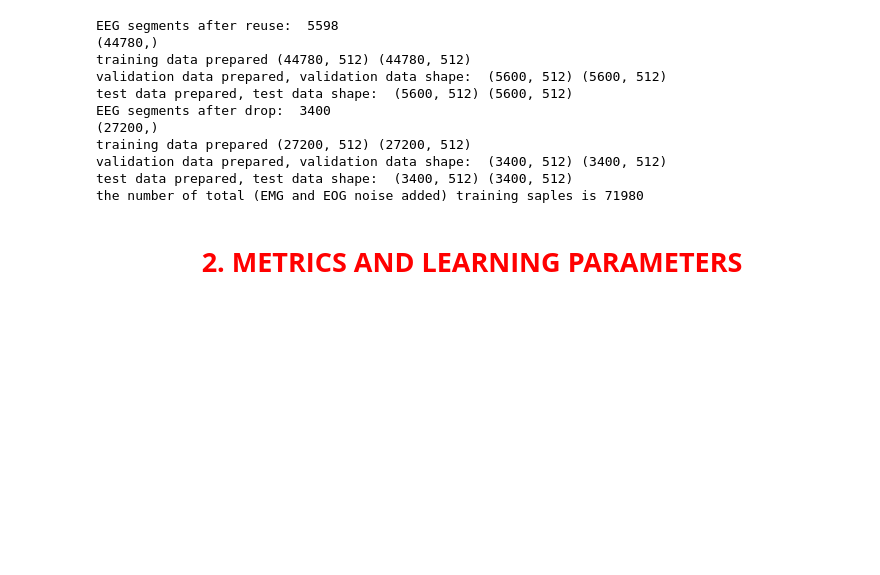
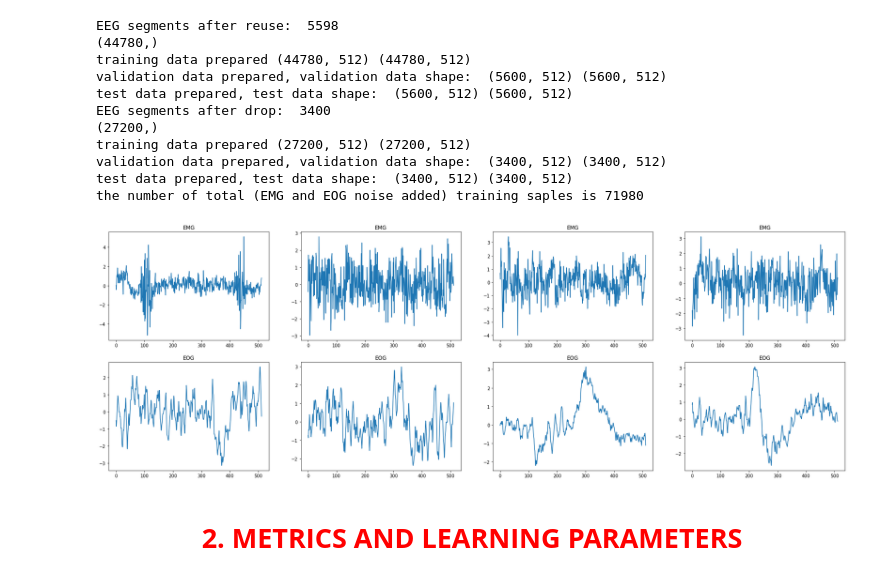
Before and after one commit to MartinaDoku2001/Thesis, a Jupyter notebook: proposed_model.ipynb, the cells around one changed output. Drawn from its saved outputs; the diff is of its cells as text; code cells hidden in the pictures; blank space fills up the shorter version.

```diff
--- a/proposed_model.ipynb
+++ b/proposed_model.ipynb
@@ -345,6 +345,22 @@ training data prepared (27200, 512) (27200, 512)
 validation data prepared, validation data shape:  (3400, 512) (3400, 512)
 test data prepared, test data shape:  (3400, 512) (3400, 512)
 the number of total (EMG and EOG noise added) training saples is 71980
+# %%
+results_path = 'results'
+#visualize noisy EEG
+#make a plot of 5 random EMG contaminated EEG
+#and 5 random EOG contaminated EEG
+fig, axs = plt.subplots(2, 4, figsize=(30, 10))
+for i in range(4):
+    axs[0,i].set_title('EMG')
+    axs[0,i].plot(range(len(train_dataset_EMG[0][i])),train_dataset_EMG[0][i])
+
+    axs[1,i].set_title('EOG')
+    axs[1,i].plot(range(len(train_dataset_EOG[0][i])),train_dataset_EOG[0][i])
+plt.savefig(os.path.join(results_path,'noisy_EEG.png'))
+plt.show()
+# %% [output]
+[figure, added]
 # %% [markdown]
 <h2 style=" font-size:180%; color:red; text-align:center;"> <b> 2. METRICS AND LEARNING PARAMETERS </b> </h2>
 # %% [markdown]
```
Also changed, not shown: parts of 10 cells of this notebook, 1 other file.
